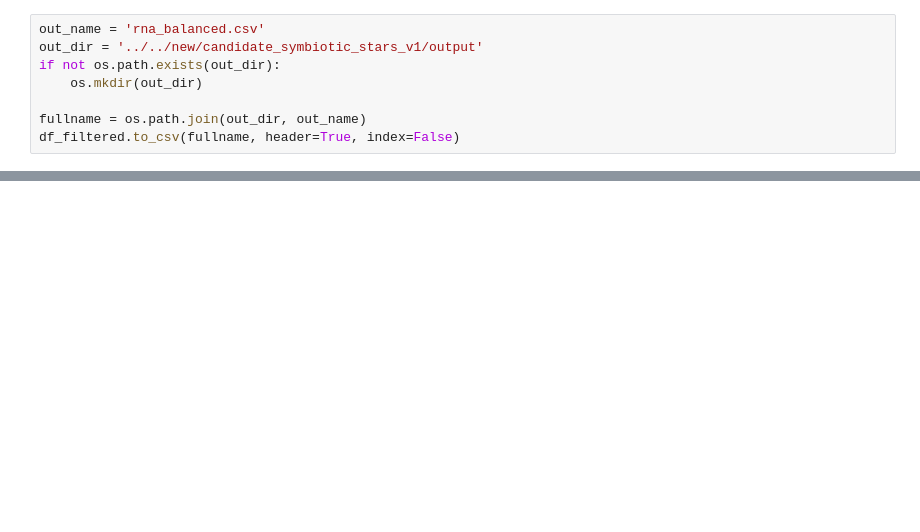
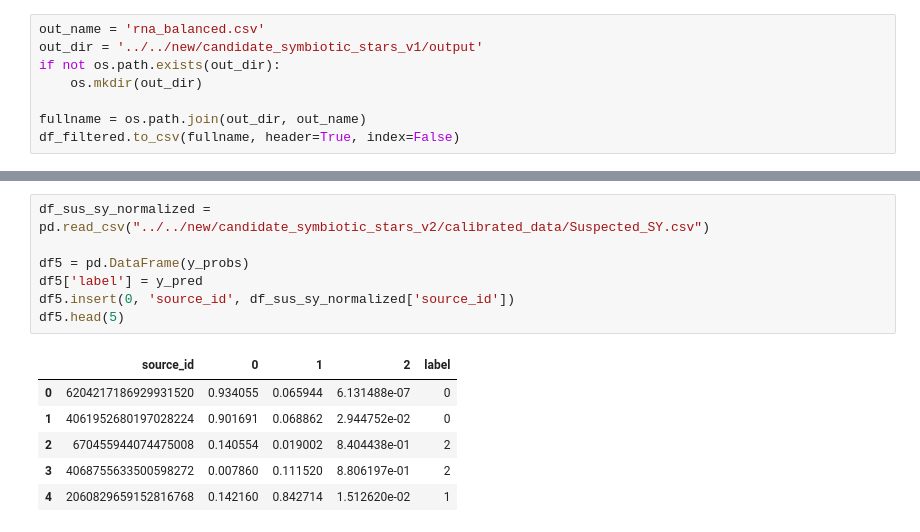
Before and after one commit to opcruz/gaiaDR3ML, a Jupyter notebook: GaiaXpy/RNA/RNA_Balance_Data_SNG.ipynb, the cells around one changed output, grey strips where cells are left out. Saved outputs shown, nothing was run; the diff lists cells and outputs as text; blank space fills up the shorter version.

```diff
--- a/GaiaXpy/RNA/RNA_Balance_Data_SNG.ipynb
+++ b/GaiaXpy/RNA/RNA_Balance_Data_SNG.ipynb
@@ -249,0 +251,14 @@ df_filtered.to_csv(fullname, header=True, index=False)
+# %%
+df_sus_sy_normalized = pd.read_csv("../../new/candidate_symbiotic_stars_v2/calibrated_data/Suspected_SY.csv")
+
+df5 = pd.DataFrame(y_probs)
+df5['label'] = y_pred
+df5.insert(0, 'source_id', df_sus_sy_normalized['source_id'])
+df5.head(5)
+# %% [output]
+|  | source_id | 0 | 1 | 2 | label |
+| 0 | 6204217186929931520 | 0.934055 | 0.065944 | 6.131488e-07 | 0 |
+| 1 | 4061952680197028224 | 0.901691 | 0.068862 | 2.944752e-02 | 0 |
+| 2 | 670455944074475008 | 0.140554 | 0.019002 | 8.404438e-01 | 2 |
+| 3 | 4068755633500598272 | 0.007860 | 0.111520 | 8.806197e-01 | 2 |
+| 4 | 2060829659152816768 | 0.142160 | 0.842714 | 1.512620e-02 | 1 |
```
Also changed, not shown: parts of 22 cells of this notebook, 16 other files.
